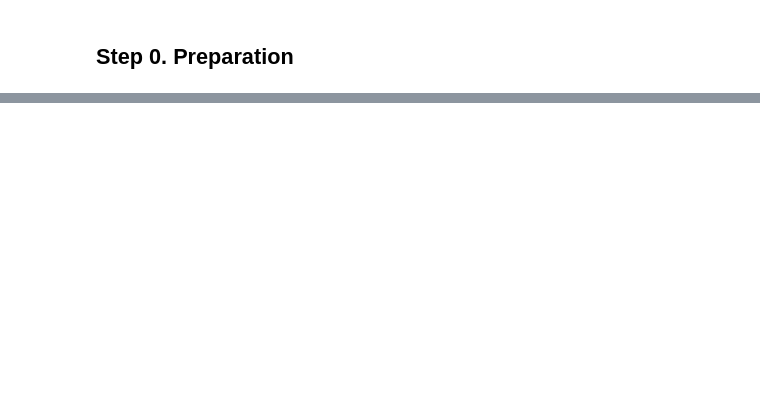
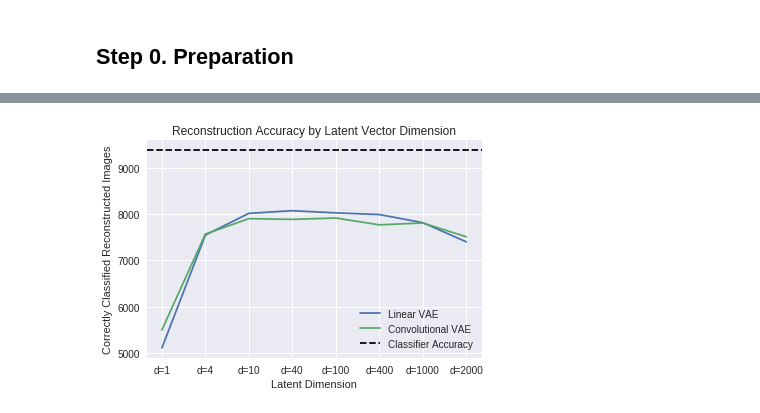
Before and after one commit to coinse/SINVAD, a Jupyter notebook: RQ4.ipynb, the cells around one changed output, grey strips where cells are left out. Cells and saved outputs as stored; diff of their text form; code cells hidden in the pictures; blank space fills up the shorter version.

```diff
--- a/RQ4.ipynb
+++ b/RQ4.ipynb
@@ -253,0 +129,43 @@ diff 2.78864517895272e-05
+# %%
+with torch.no_grad():
+    vae_reconst_scores = []
+    conv_vae_reconst_scores = []
+    for z_dim in AVAIL_Z_DIMS:
+        vae = VAE(img_size = img_size, h_dim = h_dim, z_dim = z_dim)
+        vae.load_state_dict(torch.load(f'vae/models/{dataset_name}_EnD_h{h_dim}_z{z_dim}.pth'))
+        vae.to(device)
+        vae_scores = 0
+        conv_vae = ConvVAE(img_size = (28, 28), c_num = 1, h_dim = h_dim, z_dim = z_dim)
+        conv_vae.load_state_dict(torch.load(f'vae/models/{dataset_name}_ConvEnD_h{h_dim}_z{z_dim}.pth'))
+        conv_vae.to(device)
+        conv_vae_scores = 0
+        actual_acc = 0
+        # ----
+        for i, (x, true_label) in enumerate(data_loader):
+            true_label = true_label.to(device)
+            _, pred_labels = torch.max(classifier(x.to(device)), axis=1)
+            actual_acc += (true_label == pred_labels).sum().item()
+            vae_input = x.to(device).view(-1, img_size)
+            vae_reconst_imgs, _, _ = vae(vae_input)
+            vae_reconst_imgs = vae_reconst_imgs.view(-1, 1, 28, 28)
+            conv_vae_reconst_imgs, _, _ = conv_vae(x.to(device))
+
+            _, vae_reconst_preds = torch.max(classifier(vae_reconst_imgs), axis=1)
+            _, conv_vae_reconst_preds = torch.max(classifier(conv_vae_reconst_imgs), axis=1)
+            vae_reconst_acc = (true_label == vae_reconst_preds).sum().item()
+            conv_vae_reconst_acc = (true_label == conv_vae_reconst_preds).sum().item()
+            vae_scores += vae_reconst_acc
+            conv_vae_scores += conv_vae_reconst_acc
+        vae_reconst_scores.append(vae_scores)
+        conv_vae_reconst_scores.append(conv_vae_scores)
+# %%
+plt.plot(vae_reconst_scores, label='Linear VAE')
+plt.plot(conv_vae_reconst_scores, label='Convolutional VAE')
+plt.axhline(actual_acc, ls='--', color='black', label='Classifier Accuracy')
+plt.legend()
+plt.title('Reconstruction Accuracy by Latent Vector Dimension')
+plt.xticks(range(0, 8), ['d='+str(e) for e in AVAIL_Z_DIMS])
+plt.xlabel('Latent Dimension')
+plt.ylabel('Correctly Classified Reconstructed Images')
+# %% [output]
+[figure, added]
```
Also changed, not shown: parts of 26 cells of this notebook, 15 other files.
